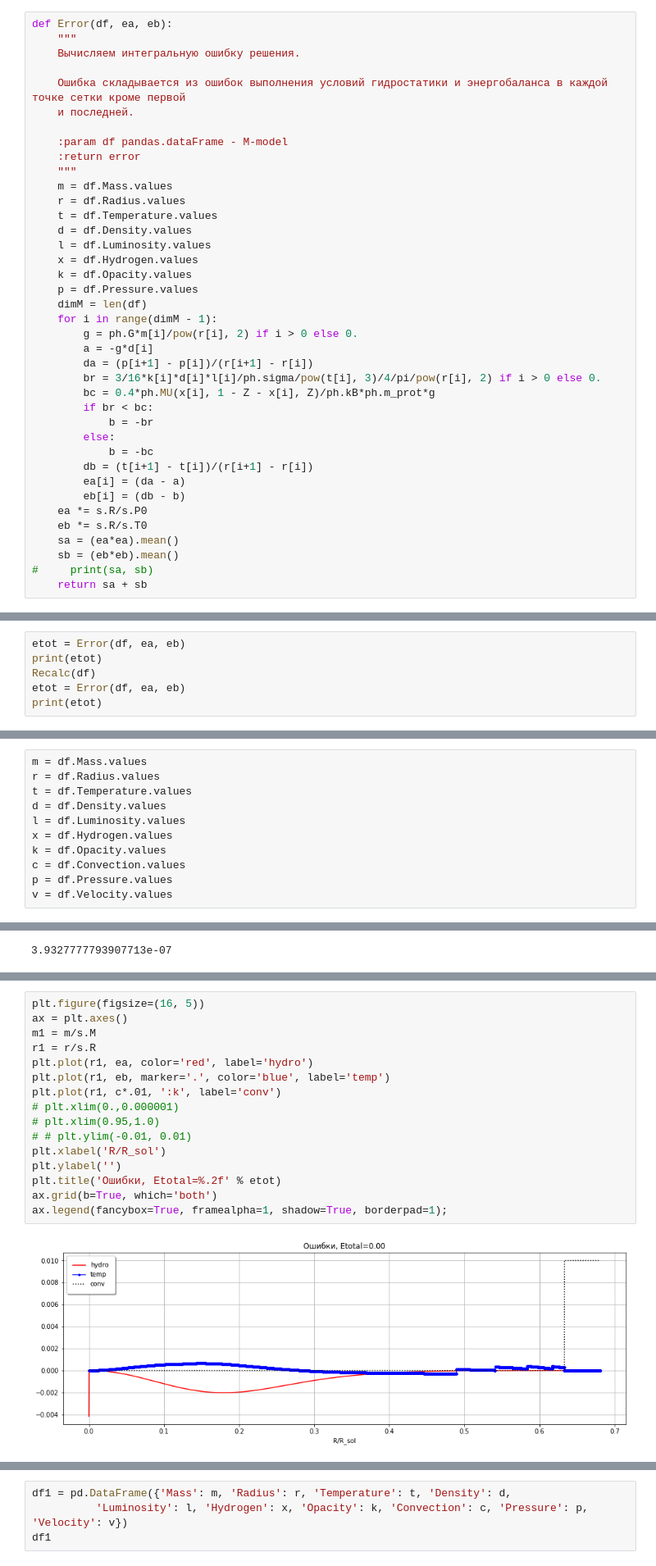
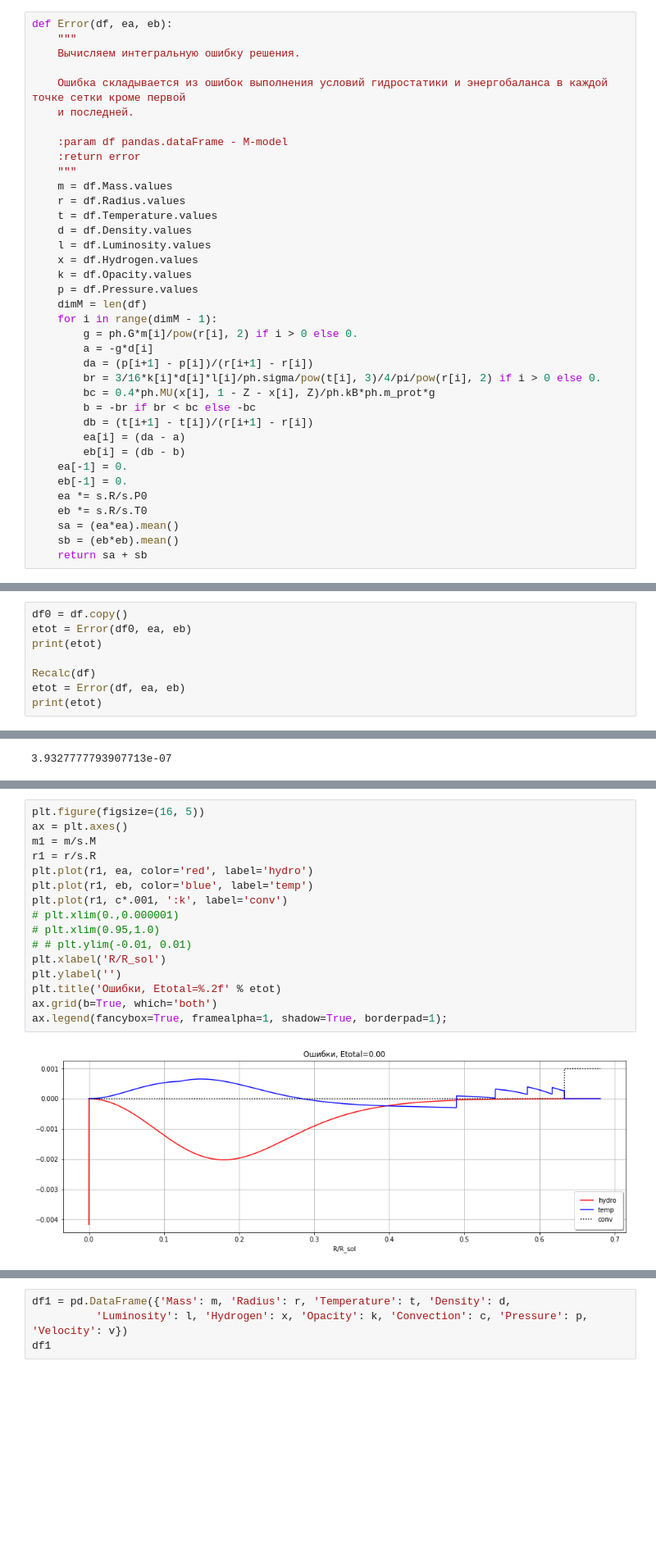
Before and after one commit to boangri/StarModels, a Jupyter notebook: Iterations.ipynb, the cells around one changed output, grey strips where cells are left out. Shown: that part at 82% size. Drawn from its saved outputs; the diff is of its cells as text; blank space fills up the shorter version.

Commit message:
Updated Iterations(RecalcHydrogen)

```diff
--- a/Iterations.ipynb
+++ b/Iterations.ipynb
@@ -92,18 +92,16 @@ def Error(df, ea, eb):
         da = (p[i+1] - p[i])/(r[i+1] - r[i])
         br = 3/16*k[i]*d[i]*l[i]/ph.sigma/pow(t[i], 3)/4/pi/pow(r[i], 2) if i > 0 else 0.
         bc = 0.4*ph.MU(x[i], 1 - Z - x[i], Z)/ph.kB*ph.m_prot*g
-        if br < bc:
-            b = -br
-        else:
-            b = -bc
+        b = -br if br < bc else -bc
         db = (t[i+1] - t[i])/(r[i+1] - r[i])
         ea[i] = (da - a)
         eb[i] = (db - b)
+    ea[-1] = 0.
+    eb[-1] = 0.
     ea *= s.R/s.P0
     eb *= s.R/s.T0
     sa = (ea*ea).mean()
     sb = (eb*eb).mean()
-#     print(sa, sb)
     return sa + sb
 # %%
 def Recalc(df):
@@ -133,6 +145,8 @@ def Recalc(df):
 # %%
-etot = Error(df, ea, eb)
+df0 = df.copy()
+etot = Error(df0, ea, eb)
 print(etot)
+
 Recalc(df)
 etot = Error(df, ea, eb)
 print(etot)
@@ -160,16 +174,5 @@ ax.legend(fancybox=True, framealpha=1, shadow=True, borderpad=1);
 # %%
 df = df0.copy()
-# %%
-m = df.Mass.values
-r = df.Radius.values
-t = df.Temperature.values
-d = df.Density.values
-l = df.Luminosity.values
-x = df.Hydrogen.values
-k = df.Opacity.values
-c = df.Convection.values
-p = df.Pressure.values
-v = df.Velocity.values
 # %%
 NG = 60
 err = np.zeros(NG + 1)
@@ -187,21 +209,21 @@ etot
 # %%
 plt.figure(figsize=(16, 5))
 ax = plt.axes()
 m1 = m/s.M
 r1 = r/s.R
 plt.plot(r1, ea, color='red', label='hydro')
-plt.plot(r1, eb, marker='.', color='blue', label='temp')
-plt.plot(r1, c*.01, ':k', label='conv')
+plt.plot(r1, eb, color='blue', label='temp')
+plt.plot(r1, c*.001, ':k', label='conv')
 # plt.xlim(0.,0.000001)
 # plt.xlim(0.95,1.0)
 # # plt.ylim(-0.01, 0.01)
 plt.xlabel('R/R_sol')
 plt.ylabel('')
 plt.title('Ошибки, Etotal=%.2f' % etot)
 ax.grid(b=True, which='both')
 ax.legend(fancybox=True, framealpha=1, shadow=True, borderpad=1);
 # %% [output]
-[figure, old version]
+[figure, new version]
 # %%
 %%time
 """
```
Also changed, not shown: parts of 5 cells of this notebook.
